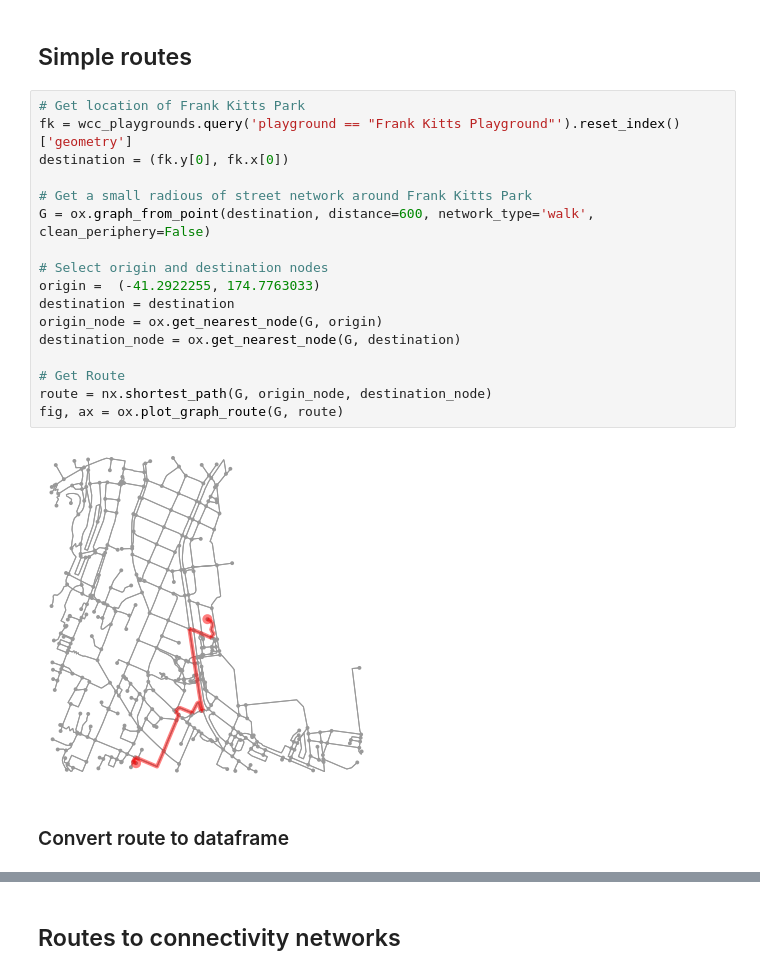
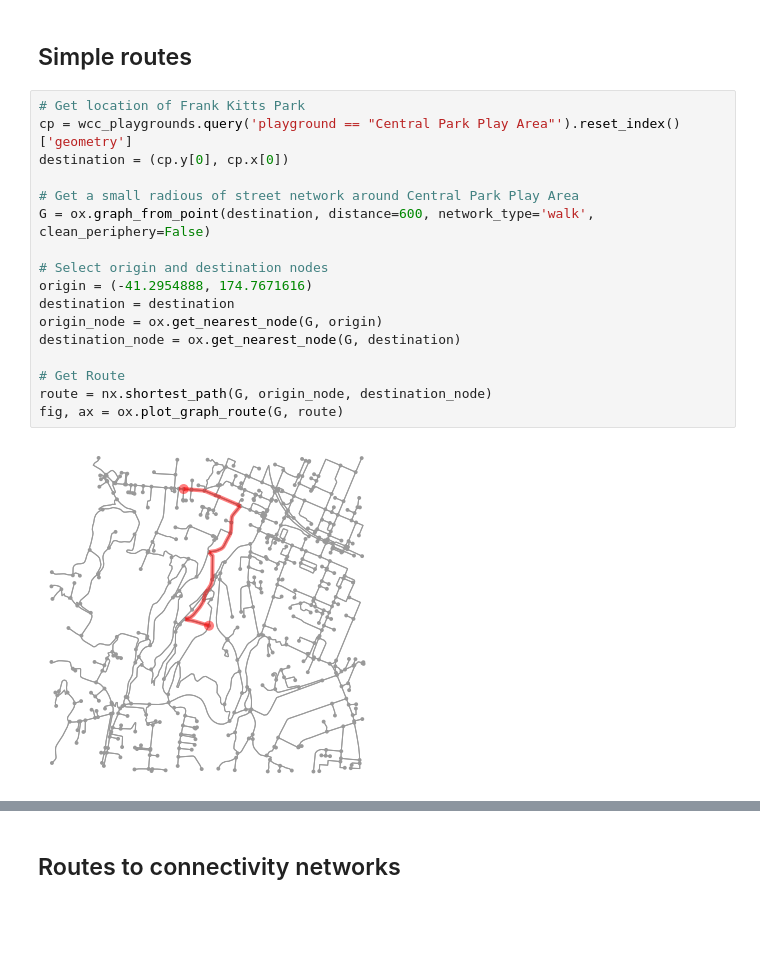
Before and after one commit to shriv/foss4g-workshop, a Jupyter notebook: notebooks/applications.ipynb, the cells around one changed output, grey strips where cells are left out. Cells and saved outputs as stored; diff of their text form; blank space fills up the shorter version.

```diff
--- a/notebooks/applications.ipynb
+++ b/notebooks/applications.ipynb
@@ -153,22 +146,20 @@ wcc_playgrounds = gpd.read_file('zip://../data/WCC_Playgrounds.zip')
 ## Simple routes
 # %%
 # Get location of Frank Kitts Park
-fk = wcc_playgrounds.query('playground == "Frank Kitts Playground"').reset_index()['geometry']
-destination = (fk.y[0], fk.x[0])
+cp = wcc_playgrounds.query('playground == "Central Park Play Area"').reset_index()['geometry']
+destination = (cp.y[0], cp.x[0])
 
-# Get a small radious of street network around Frank Kitts Park
+# Get a small radious of street network around Central Park Play Area
 G = ox.graph_from_point(destination, distance=600, network_type='walk', clean_periphery=False)
 
 # Select origin and destination nodes
-origin =  (-41.2922255, 174.7763033)
+origin = (-41.2954888, 174.7671616)
 destination = destination
 origin_node = ox.get_nearest_node(G, origin)
 destination_node = ox.get_nearest_node(G, destination)
 
 # Get Route
 route = nx.shortest_path(G, origin_node, destination_node)
 fig, ax = ox.plot_graph_route(G, route)
 # %% [output]
-[figure, old version]
+[figure, new version]
-# %% [markdown]
-### Convert route to dataframe
```
Also changed, not shown: parts of 10 cells of this notebook.
